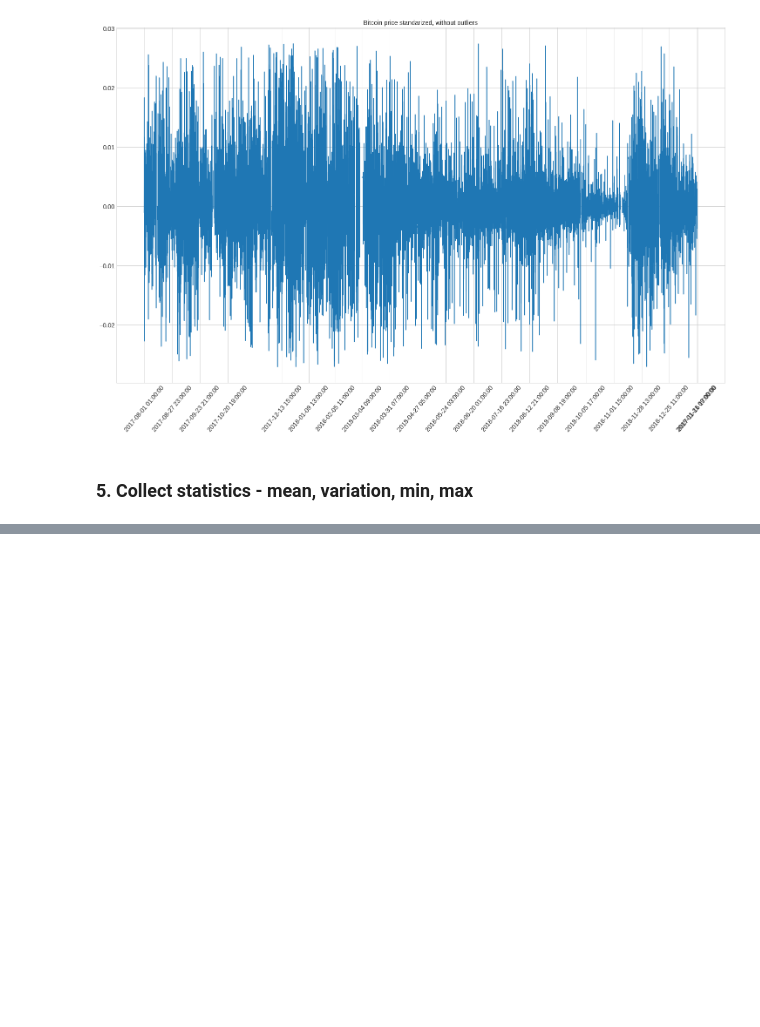
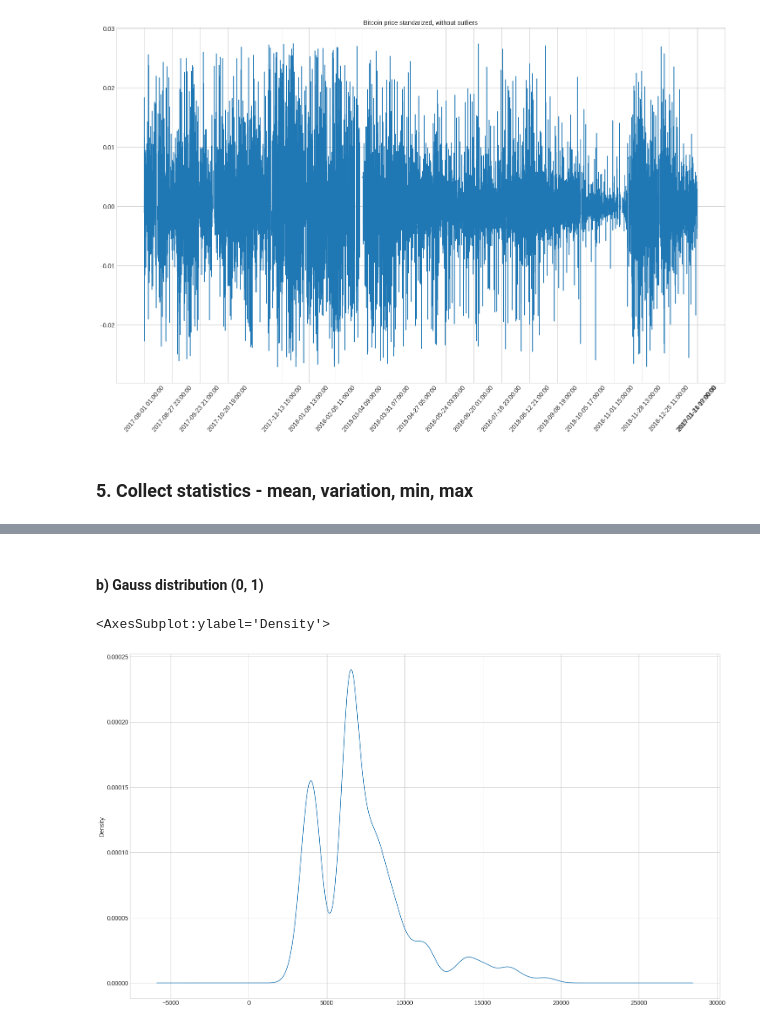
Before and after one commit to szanuje/ml, a Jupyter notebook: lab4/lab4.ipynb, the cells around one changed output, grey strips where cells are left out. Saved outputs shown, nothing was run; the diff lists cells and outputs as text; code cells hidden in the pictures; blank space fills up the shorter version.

```diff
--- a/lab4/lab4.ipynb
+++ b/lab4/lab4.ipynb
@@ -152,0 +281,7 @@ Standard deviation: nan
+# %% [markdown]
+#### b) Gauss distribution (0, 1)
+# %%
+df['High'].plot.kde()
+# %% [output]
+<AxesSubplot:ylabel='Density'>
+[figure, added]
```
Also changed, not shown: parts of 23 cells of this notebook.
